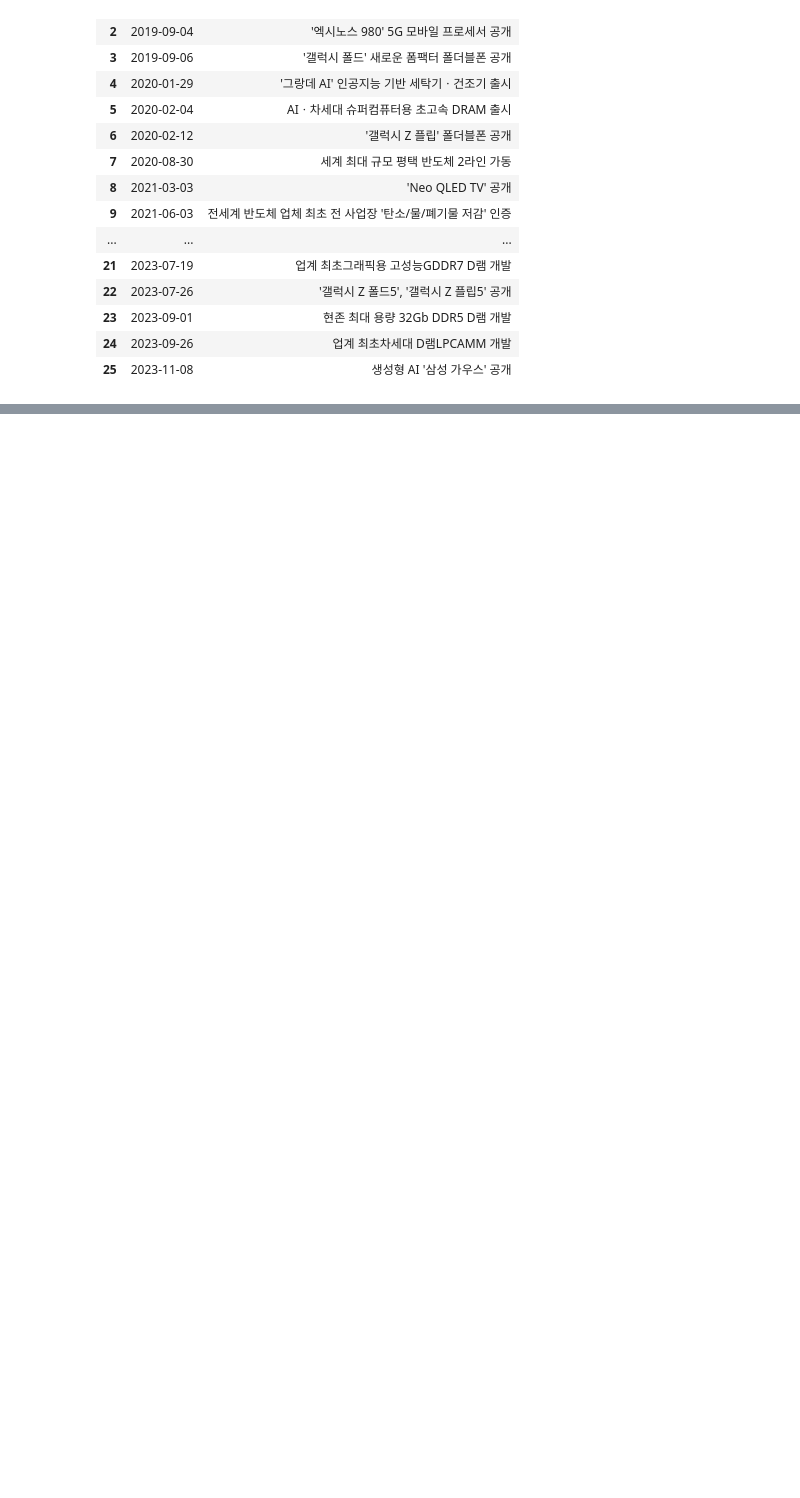
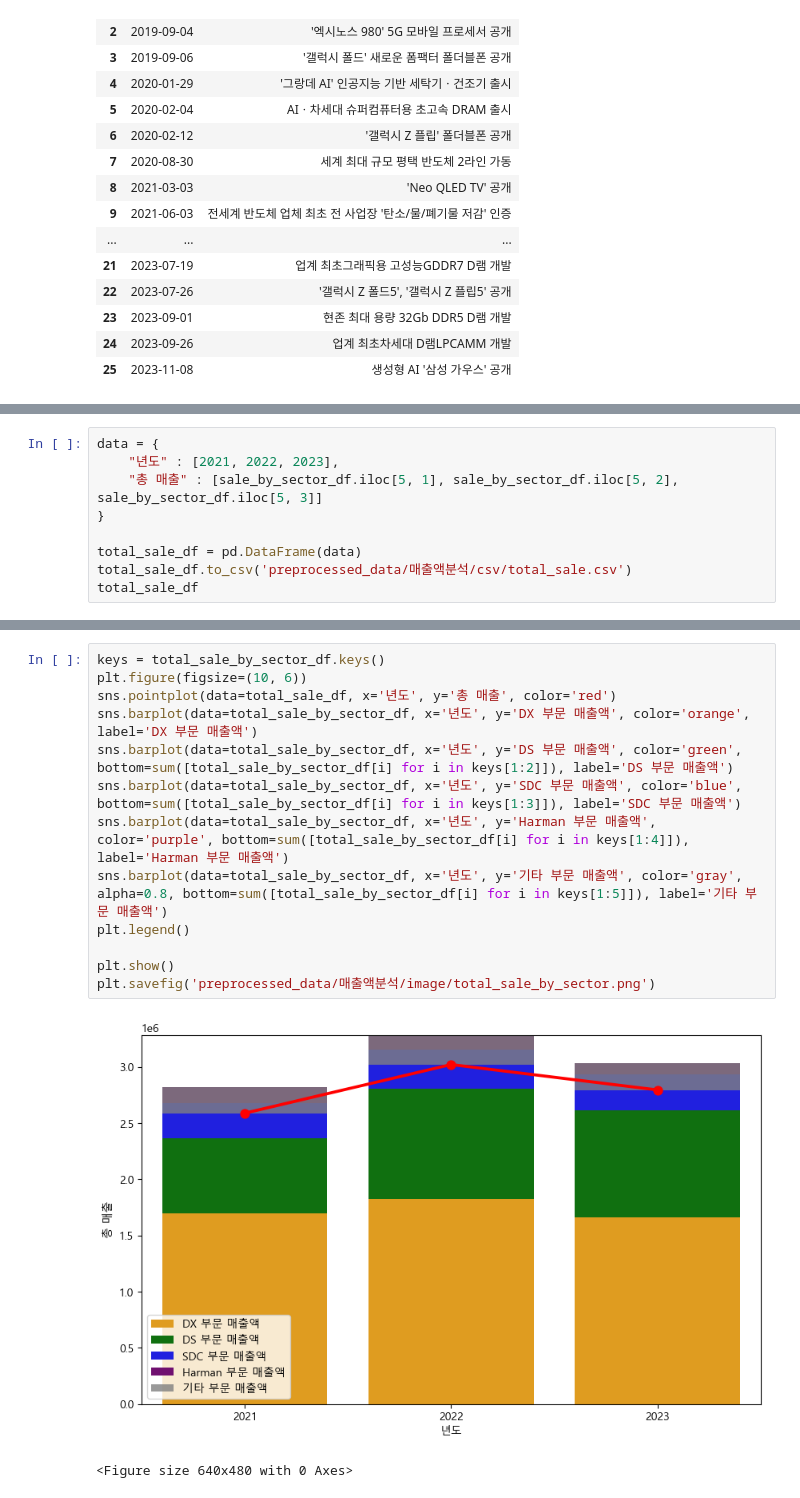
Before and after one commit to twoside-EDA/company_analyze, a Jupyter notebook: datacrwaling/samsung/preprocess.ipynb, the cells around one changed output, grey strips where cells are left out. Drawn from its saved outputs; the diff is of its cells as text; blank space fills up the shorter version.

```diff
--- a/datacrwaling/samsung/preprocess.ipynb
+++ b/datacrwaling/samsung/preprocess.ipynb
@@ -381,0 +529,9 @@ plt.show()
+# %%
+data = {
+    "년도" : [2021, 2022, 2023],
+    "총 매출" : [sale_by_sector_df.iloc[5, 1], sale_by_sector_df.iloc[5, 2], sale_by_sector_df.iloc[5, 3]]
+}
+
+total_sale_df = pd.DataFrame(data)
+total_sale_df.to_csv('preprocessed_data/매출액분석/csv/total_sale.csv')
+total_sale_df
@@ -381,0 +603,16 @@ plt.show()
+# %%
+keys = total_sale_by_sector_df.keys()
+plt.figure(figsize=(10, 6))
+sns.pointplot(data=total_sale_df, x='년도', y='총 매출', color='red')
+sns.barplot(data=total_sale_by_sector_df, x='년도', y='DX 부문 매출액', color='orange', label='DX 부문 매출액')
+sns.barplot(data=total_sale_by_sector_df, x='년도', y='DS 부문 매출액', color='green', bottom=sum([total_sale_by_sector_df[i] for i in keys[1:2]]), label='DS 부문 매출액')
+sns.barplot(data=total_sale_by_sector_df, x='년도', y='SDC 부문 매출액', color='blue', bottom=sum([total_sale_by_sector_df[i] for i in keys[1:3]]), label='SDC 부문 매출액')
+sns.barplot(data=total_sale_by_sector_df, x='년도', y='Harman 부문 매출액', color='purple', bottom=sum([total_sale_by_sector_df[i] for i in keys[1:4]]), label='Harman 부문 매출액')
+sns.barplot(data=total_sale_by_sector_df, x='년도', y='기타 부문 매출액', color='gray', alpha=0.8, bottom=sum([total_sale_by_sector_df[i] for i in keys[1:5]]), label='기타 부문 매출액')
+plt.legend()
+
+plt.show()
+plt.savefig('preprocessed_data/매출액분석/image/total_sale_by_sector.png')
+# %% [output]
+[figure, added]
+<Figure size 640x480 with 0 Axes>
```
Also changed, not shown: parts of 18 cells of this notebook, 6 other files.
